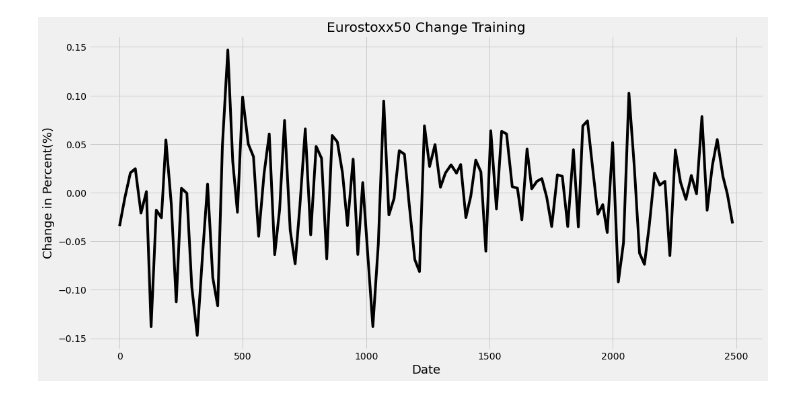
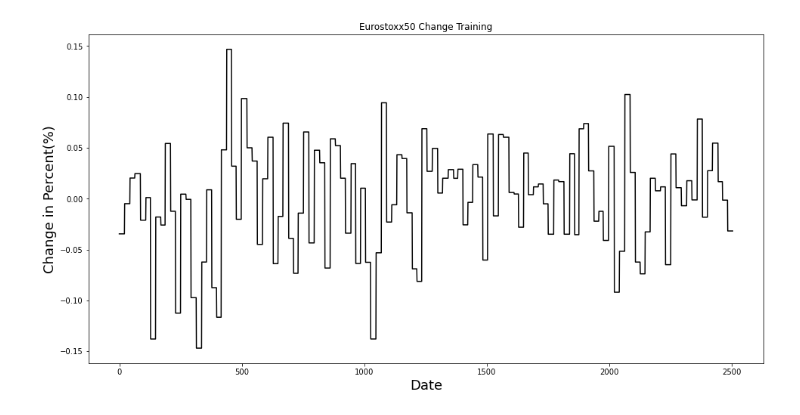
Before and after one commit to vglsimon/PredictReturn, a Jupyter notebook: PredictReturn.ipynb, the cells around one changed output. Saved outputs shown, nothing was run; the diff lists cells and outputs as text; code cells hidden in the pictures.

```diff
--- a/PredictReturn.ipynb
+++ b/PredictReturn.ipynb
@@ -52,5 +43,7 @@ data_train
 # %%
 group = data_train.groupby(['mdate'])
+# %%
+data_train['Month'] = data_train['Date'].dt.month
 # %%
 data_train['mChange'] = group['ProdChange'].transform(np.product) -1
 # %%
@@ -72,5 +51,5 @@ data_train
 # %%
 ## Monatliche relative Änderungen in einem individuellen DF
 # %%
-monthlyChange = data_train['mChange']
-monthlyChange = monthlyChange.drop_duplicates()
+monthlyChange = data_train[['Month','mChange']]
+test = monthlyChange.drop_duplicates()
@@ -77,10 +72,10 @@ monthlyChange = monthlyChange.drop_duplicates()
 # %%
 plt.figure(figsize=(16,8))
 plt.title('Eurostoxx50 Change Training')
-plt.plot(monthlyChange, color = 'black')
+plt.plot(monthlyChange['mChange'], color = 'black')
 plt.xlabel('Date',fontsize=18)
 plt.ylabel('Change in Percent(%)',fontsize=18)
 plt.style.use('fivethirtyeight')
 plt.show()
 # %% [output]
-[figure, old version]
+[figure, new version]
```
Also changed, not shown: parts of 18 cells of this notebook.
